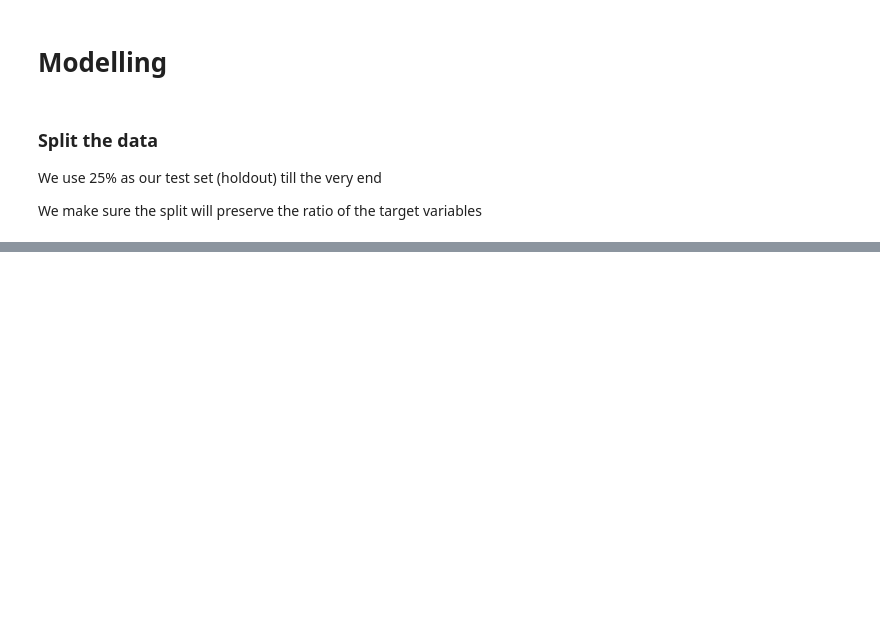
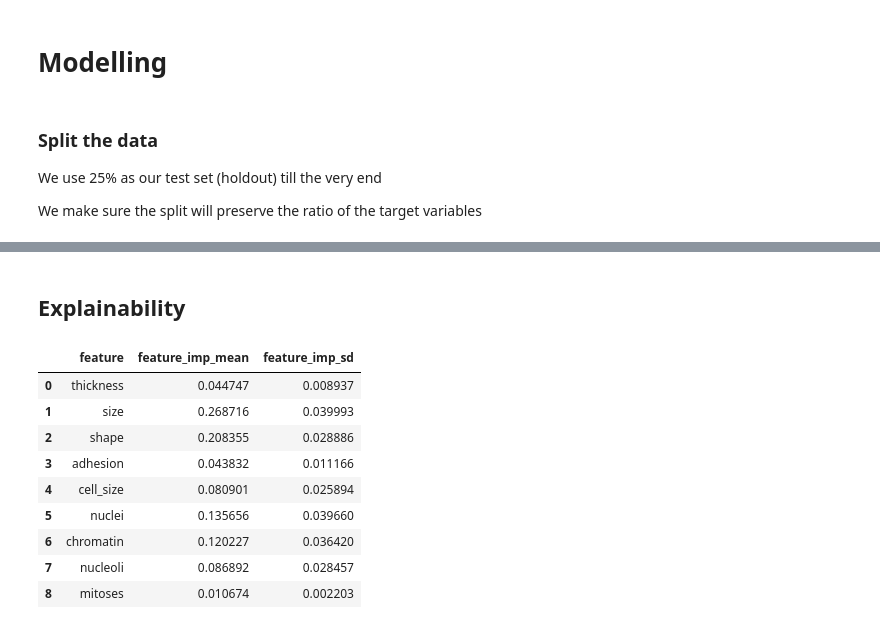
Before and after one commit to aunz/ds-upright, a Jupyter notebook: Insight_Data_Challenge.ipynb, the cells around one changed output, grey strips where cells are left out. Saved outputs shown, nothing was run; the diff lists cells and outputs as text; code cells hidden in the pictures; blank space fills up the shorter version.

```diff
--- a/Insight_Data_Challenge.ipynb
+++ b/Insight_Data_Challenge.ipynb
@@ -169,8 +168,10 @@ Name: class, dtype: float64
 # %%
 results = {}
 
+kf = KFold(n_splits=5, random_state=0, shuffle=True)
+
 def score(estimator):
-    cv = cross_validate(estimator, X_train, y_train, cv=5,
+    cv = cross_validate(estimator, X_train, y_train, cv=kf,
                         scoring=('accuracy', 'precision', 'recall', 'roc_auc'))
     return cv
 # %%
@@ -263,0 +242,40 @@ array([0.56804456, 0.92559664, 0.07103606, 0.0871293 ])
+# %% [markdown]
+## Explainability
+# %%
+models = []
+for i, j in kf.split(X_train, y_train):
+    model = LogisticRegression(solver='lbfgs').fit(X_train.iloc[i, :], y_train.iloc[i])
+    models.append(model)
+# model.intercept_
+df = pd.DataFrame({
+    'feature': data.columns[:-1],
+    'coef_mean': np.vstack([np.array(i.coef_[0]) for i in models]).mean(0),
+    'coef_sd': np.vstack([np.array(i.coef_[0]) for i in models]).std(0),
+})
+
+df.to_csv('./LR.csv')
+df
+# %%
+models = []
+for i, j in kf.split(X_train, y_train):
+    model = RandomForestClassifier(100).fit(X_train.iloc[i, :], y_train.iloc[i])
+    models.append(model)
+df = pd.DataFrame({
+    'feature': data.columns[:-1],
+    'feature_imp_mean': np.vstack([np.array(i.feature_importances_) for i in models]).mean(0),
+    'feature_imp_sd': np.vstack([np.array(i.feature_importances_) for i in models]).std(0),
+})
+
+df.to_csv('./RF.csv')
+df
+# %% [output]
+|  | feature | feature_imp_mean | feature_imp_sd |
+| 0 | thickness | 0.044747 | 0.008937 |
+| 1 | size | 0.268716 | 0.039993 |
+| 2 | shape | 0.208355 | 0.028886 |
+| 3 | adhesion | 0.043832 | 0.011166 |
+| 4 | cell_size | 0.080901 | 0.025894 |
+| 5 | nuclei | 0.135656 | 0.039660 |
+| 6 | chromatin | 0.120227 | 0.036420 |
+| 7 | nucleoli | 0.086892 | 0.028457 |
+| 8 | mitoses | 0.010674 | 0.002203 |
```
Also changed, not shown: parts of 15 cells of this notebook.
